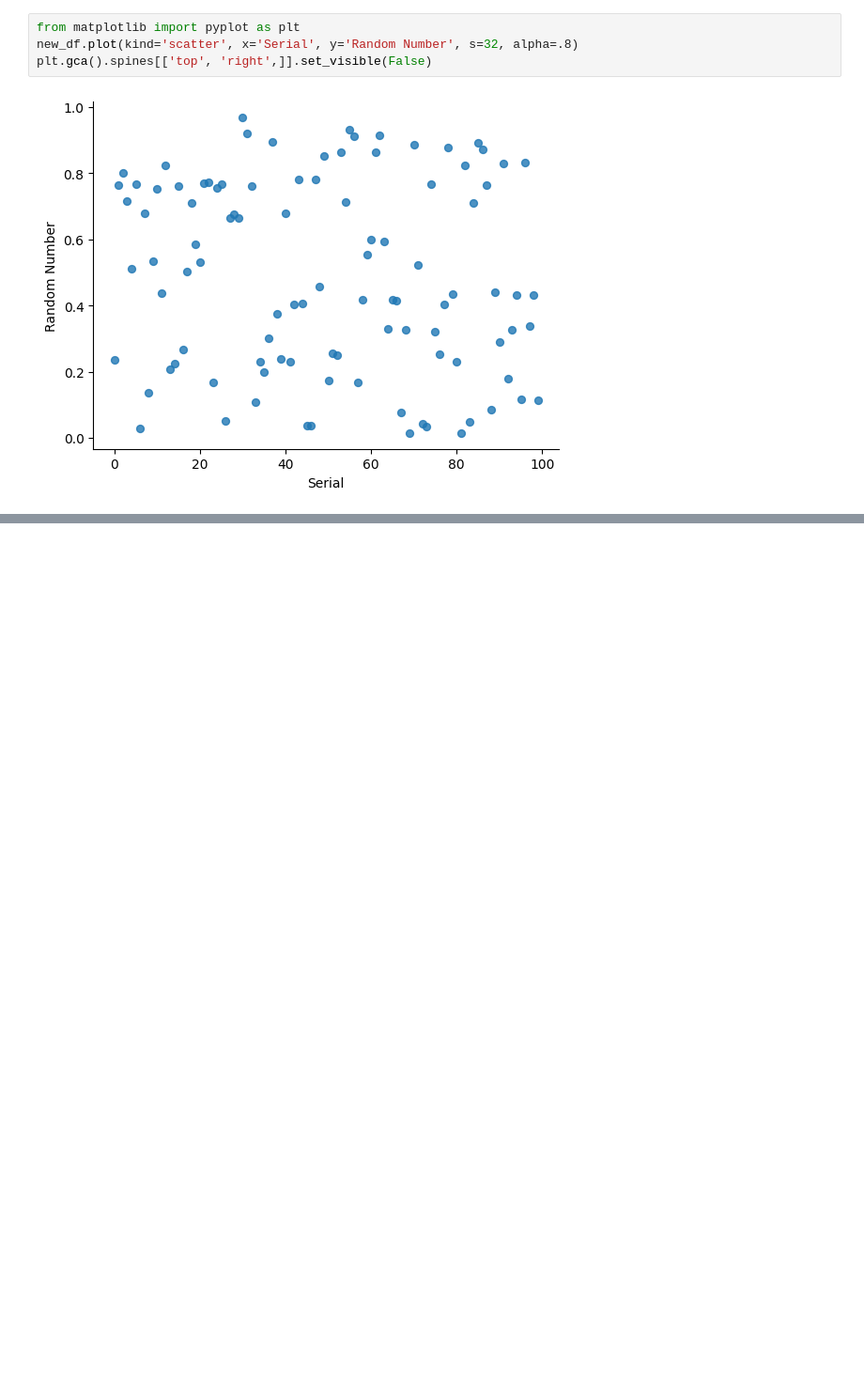
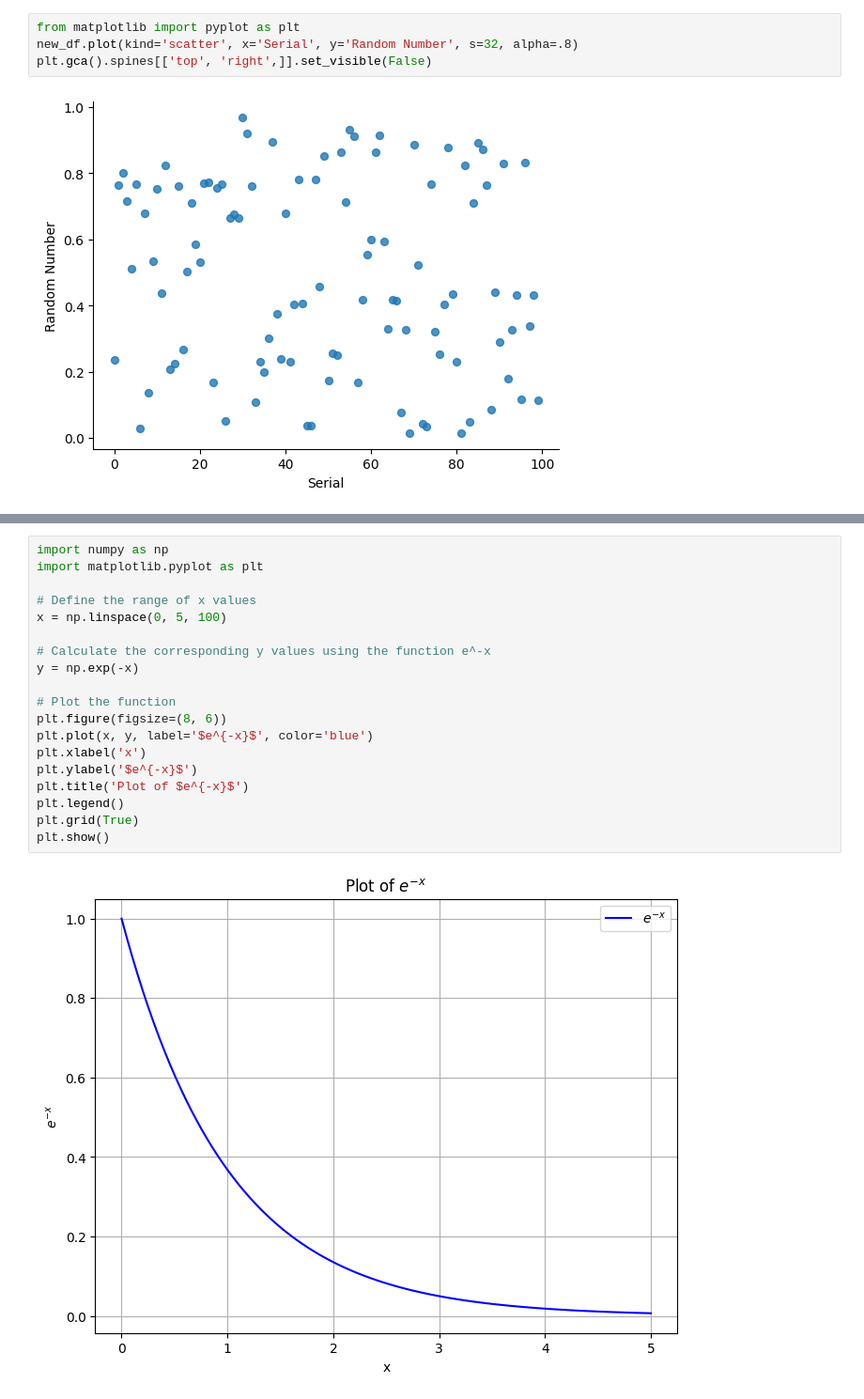
Before and after one commit to rahmanziaur/Simu-Model-ICT, a Jupyter notebook: RandomPython_Test1.ipynb, the cells around one changed output, grey strips where cells are left out. Shown at 94% size. Saved outputs shown, nothing was run; the diff lists cells and outputs as text; blank space fills up the shorter version.

```diff
--- a/RandomPython_Test1.ipynb
+++ b/RandomPython_Test1.ipynb
@@ -122,0 +348,21 @@ plt.gca().spines[['top', 'right',]].set_visible(False)
+# %%
+import numpy as np
+import matplotlib.pyplot as plt
+
+# Define the range of x values
+x = np.linspace(0, 5, 100)
+
+# Calculate the corresponding y values using the function e^-x
+y = np.exp(-x)
+
+# Plot the function
+plt.figure(figsize=(8, 6))
+plt.plot(x, y, label='$e^{-x}$', color='blue')
+plt.xlabel('x')
+plt.ylabel('$e^{-x}$')
+plt.title('Plot of $e^{-x}$')
+plt.legend()
+plt.grid(True)
+plt.show()
+# %% [output]
+[figure, added]
```
Also changed, not shown: parts of 26 cells of this notebook.
